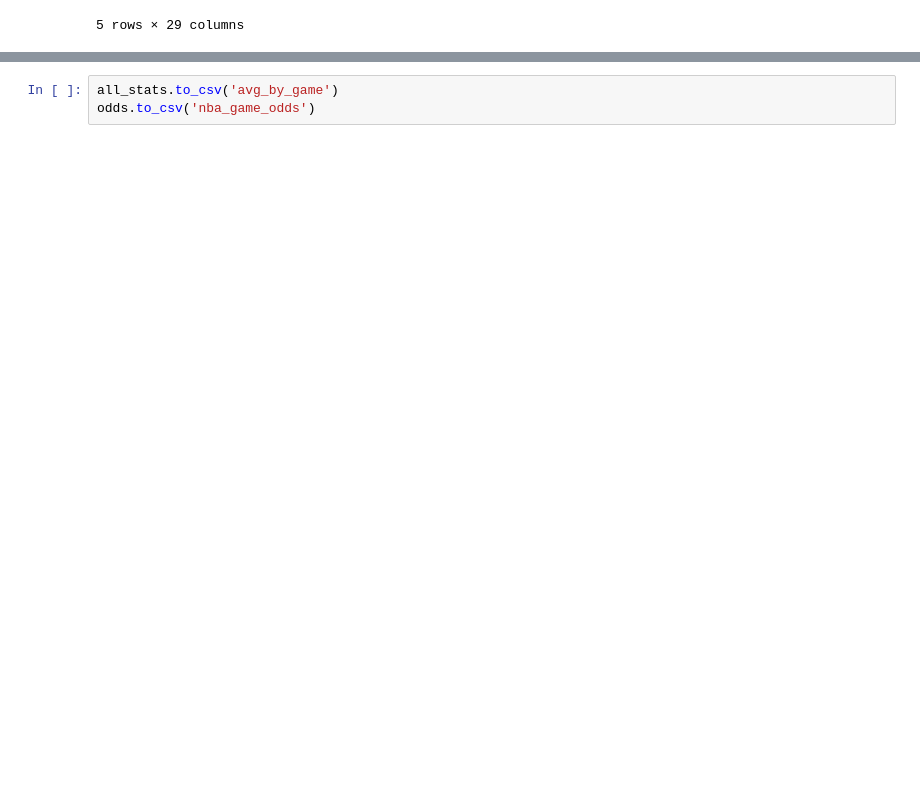
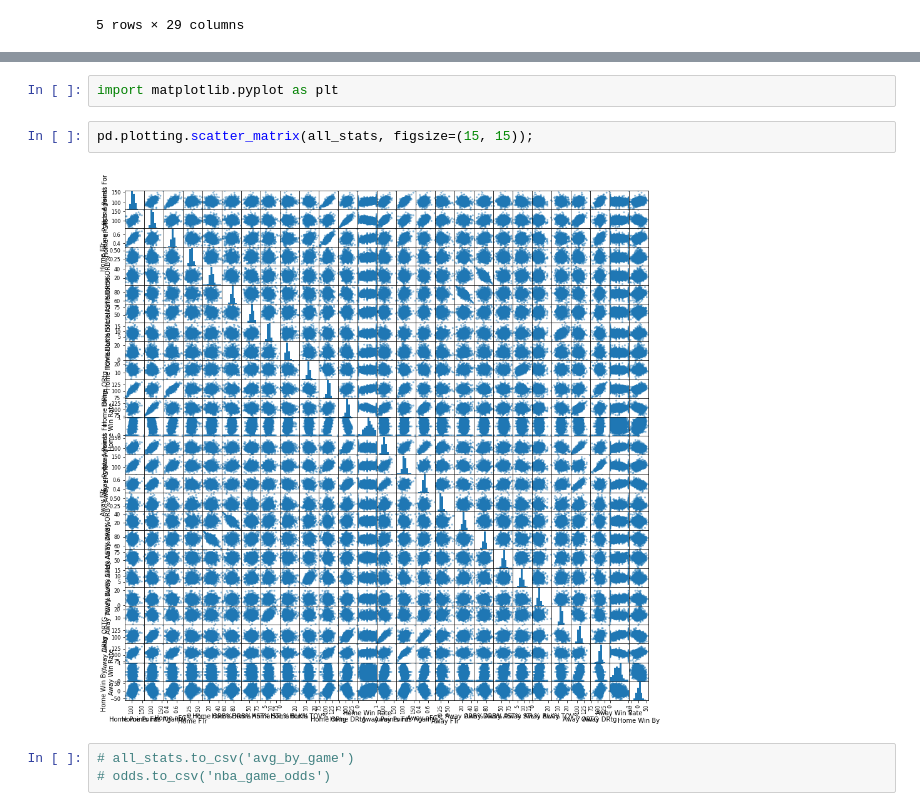
Before and after one commit to harrisongu123/sports_predictions, a Jupyter notebook: eda.ipynb, the cells around one changed output, grey strips where cells are left out. Saved outputs shown, nothing was run; the diff lists cells and outputs as text; blank space fills up the shorter version.

```diff
--- a/eda.ipynb
+++ b/eda.ipynb
@@ -395,3 +403,9 @@ See the caveats in the documentation: https://pandas.pydata.org/pandas-docs/stab
+# %%
+import matplotlib.pyplot as plt
+# %%
+pd.plotting.scatter_matrix(all_stats, figsize=(15, 15));
+# %% [output]
+[figure, added]
 # %%
-all_stats.to_csv('avg_by_game')
-odds.to_csv('nba_game_odds')
+# all_stats.to_csv('avg_by_game')
+# odds.to_csv('nba_game_odds')
```
Also changed, not shown: parts of 3 cells of this notebook, 4 other files.
